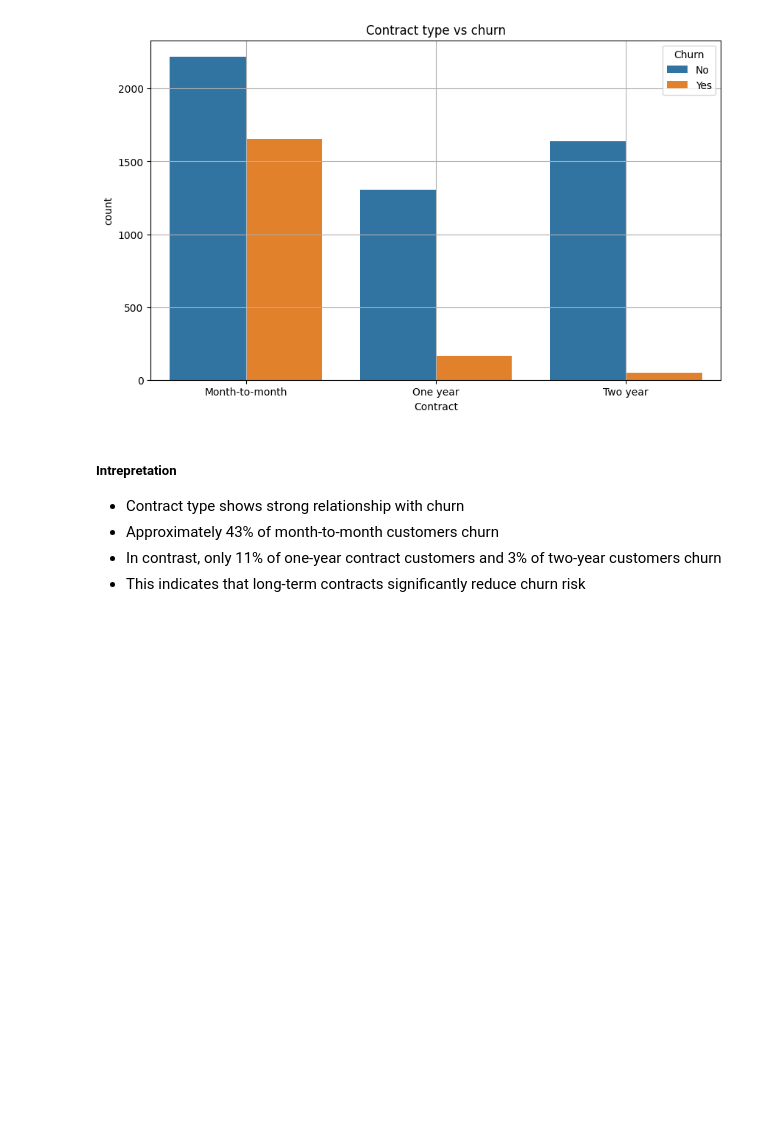
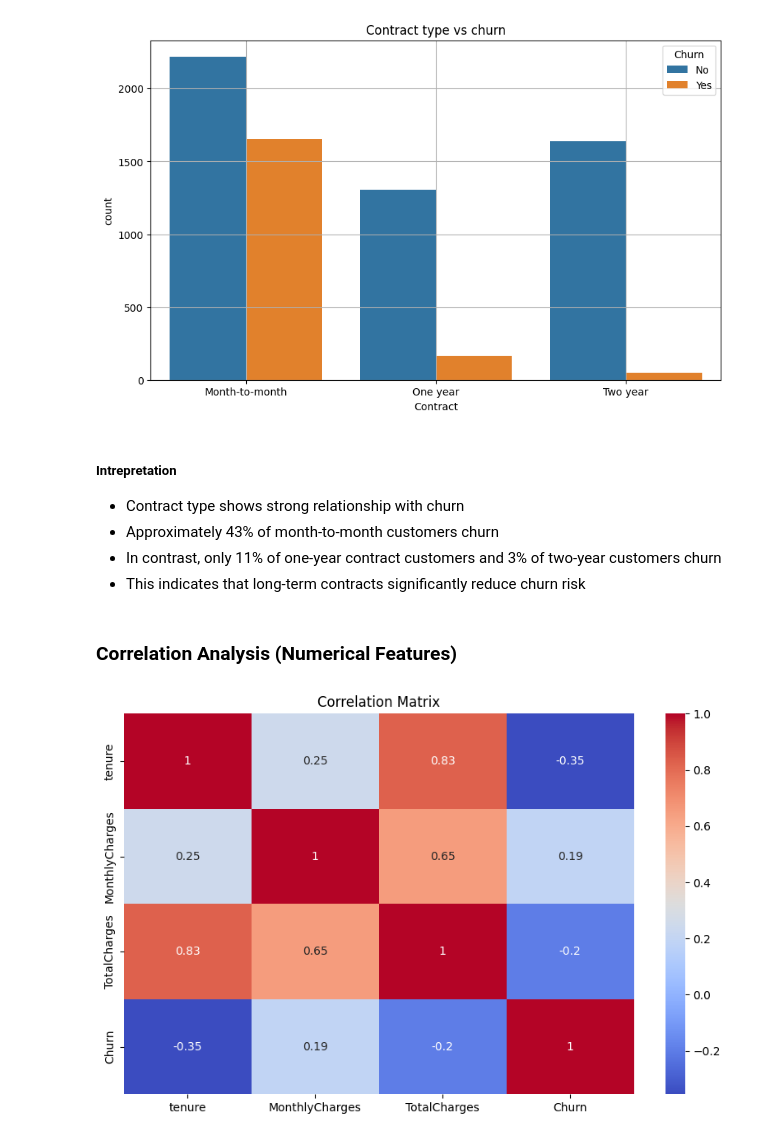
Before and after one commit to diyorarti/Reducing_customer_churn_Data_analysis, a Jupyter notebook: notebook/churn_analysis.ipynb, the cells around one changed output. Drawn from its saved outputs; the diff is of its cells as text; code cells hidden in the pictures; blank space fills up the shorter version.

Commit message:
Feature relationship Analysis

```diff
--- a/notebook/churn_analysis.ipynb
+++ b/notebook/churn_analysis.ipynb
@@ -284,3 +284,15 @@ plt.show()
 - Approximately 43% of month-to-month customers churn
 - In contrast, only 11% of one-year contract customers and 3% of two-year customers churn
 - This indicates that long-term contracts significantly reduce churn risk
+# %% [markdown]
+### Correlation Analysis (Numerical Features)
+# %%
+df['Churn'] = df['Churn'].map({'No': 0, 'Yes': 1})
+corr_matrix = df[['tenure', 'MonthlyCharges', 'TotalCharges', 'Churn']].corr()
+
+plt.figure(figsize=(10, 6))
+sns.heatmap(corr_matrix, annot=True, cmap='coolwarm')
+plt.title('Correlation Matrix')
+plt.show()
+# %% [output]
+[figure, added]
```
Also changed, not shown: parts of 7 cells of this notebook.
